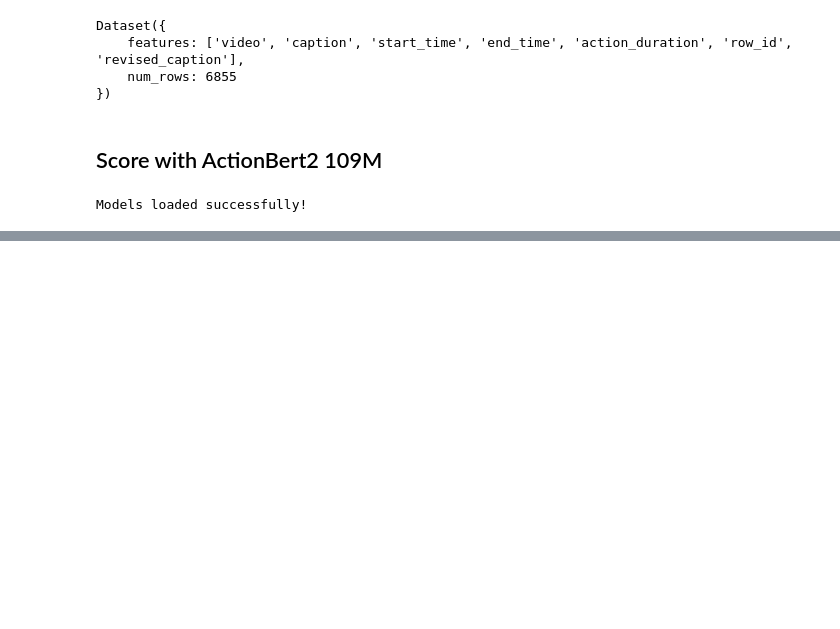
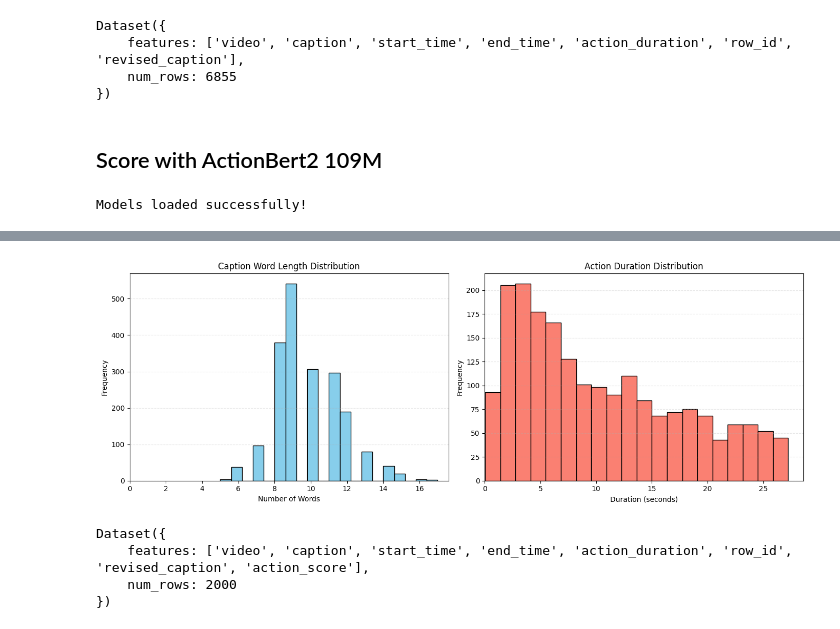
Before and after one commit to cminst/flash-dataset, a Jupyter notebook: dataset_streammamba.ipynb, the cells around one changed output, grey strips where cells are left out. Drawn from its saved outputs; the diff is of its cells as text; code cells hidden in the pictures; blank space fills up the shorter version.

Commit message:
update dataset notebook for new 'plot_caption_and_duration_distributions' function

```diff
--- a/dataset_streammamba.ipynb
+++ b/dataset_streammamba.ipynb
@@ -474,8 +481,14 @@ gc.collect()
 # %%
 flash_dataset = flash_dataset_scored.sort('action_score', reverse=True).select(range(2000))
 
-plot_dataset_stats(flash_dataset)
+plot_caption_and_duration_distributions(flash_dataset)
 
 flash_dataset
+# %% [output]
+[figure, added]
+Dataset({
+    features: ['video', 'caption', 'start_time', 'end_time', 'action_duration', 'row_id', 'revised_caption', 'action_score'],
+    num_rows: 2000
+})
 # %%
 random.choice(flash_dataset)
```
Also changed, not shown: parts of 9 cells of this notebook, 1 other file.
